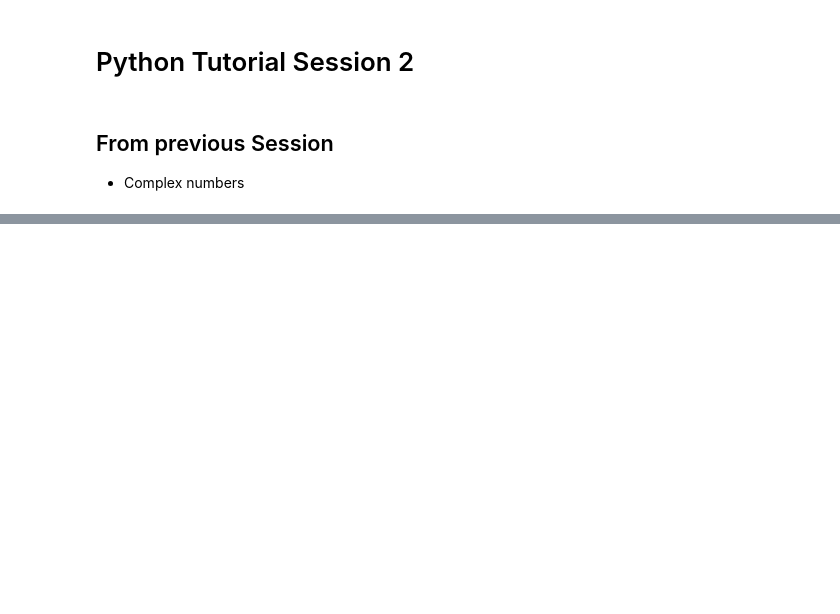
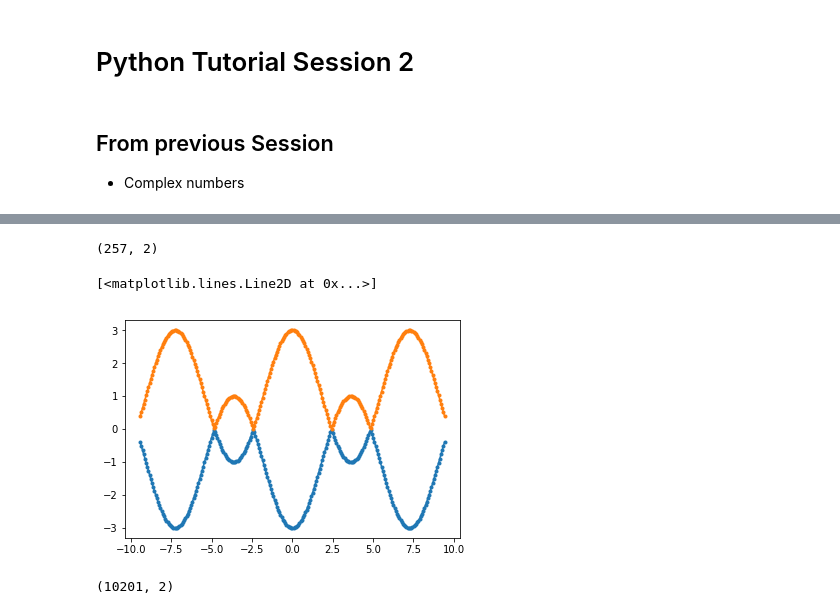
Before and after one commit to TrivediGroup/python-tutorial, a Jupyter notebook: Session2.ipynb, the cells around one changed output, grey strips where cells are left out. Drawn from its saved outputs; the diff is of its cells as text; code cells hidden in the pictures; blank space fills up the shorter version.

```diff
--- a/Session2.ipynb
+++ b/Session2.ipynb
@@ -20,0 +134,13 @@ $$
+# %%
+def make_graphene_hamiltonian(mu, t):
+    def h(k):  # k: numpy array of size 2
+        sum_of_exps = 0
+        for i in range(3):
+            sum_of_exps += np.exp(-1j * np.dot(k, deltas[i, :]))
+        return np.array([[ -mu                    , -t * sum_of_exps],
+                         [ -t * sum_of_exps.conj(), -mu             ]])
+    return h
+# %%
+h_graphene = make_graphene_hamiltonian(0.0, 1.0)
+# %%
+kxs = np.linspace(-3 * np.pi, 3*np.pi, 256+1)
@@ -20,0 +155,10 @@ $$
+# %%
+all_eigenvalues = []
+for kx in kxs:
+    k = np.array([kx, 0.0])
+    h_mat = h_graphene(k)
+    eigenvalues = np.linalg.eigvalsh(h_mat)   # 1D numpy array of size 2
+    all_eigenvalues.append( eigenvalues )
+# <-- Here, all_eigenvalues is a list of numpy arrays.
+all_eigenvalues = np.array(all_eigenvalues)
+# <-- Here, all_eigenvalues is a two-dimensional numpy array
@@ -20,0 +167,4 @@ $$
+# %%
+all_eigenvalues.shape
+# %% [output]
+(257, 2)
@@ -20,0 +174,6 @@ $$
+# %%
+plt.plot(kxs, all_eigenvalues[:,0], '.-')
+plt.plot(kxs, all_eigenvalues[:,1], '.-')
+# %% [output]
+[<matplotlib.lines.Line2D at 0x...>]
+[figure, added]
@@ -20,0 +193,4 @@ $$
+# %%
+all_eigenvalues.shape
+# %% [output]
+(10201, 2)
```
Also changed, not shown: parts of 47 cells of this notebook.
